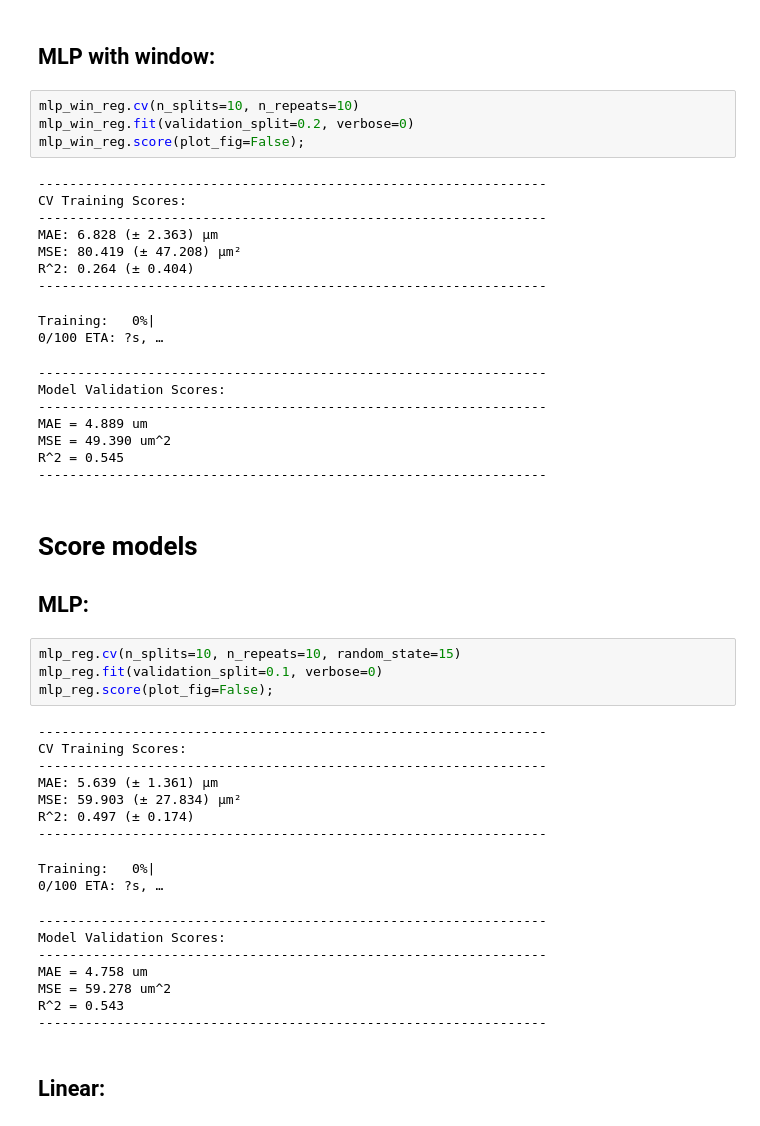
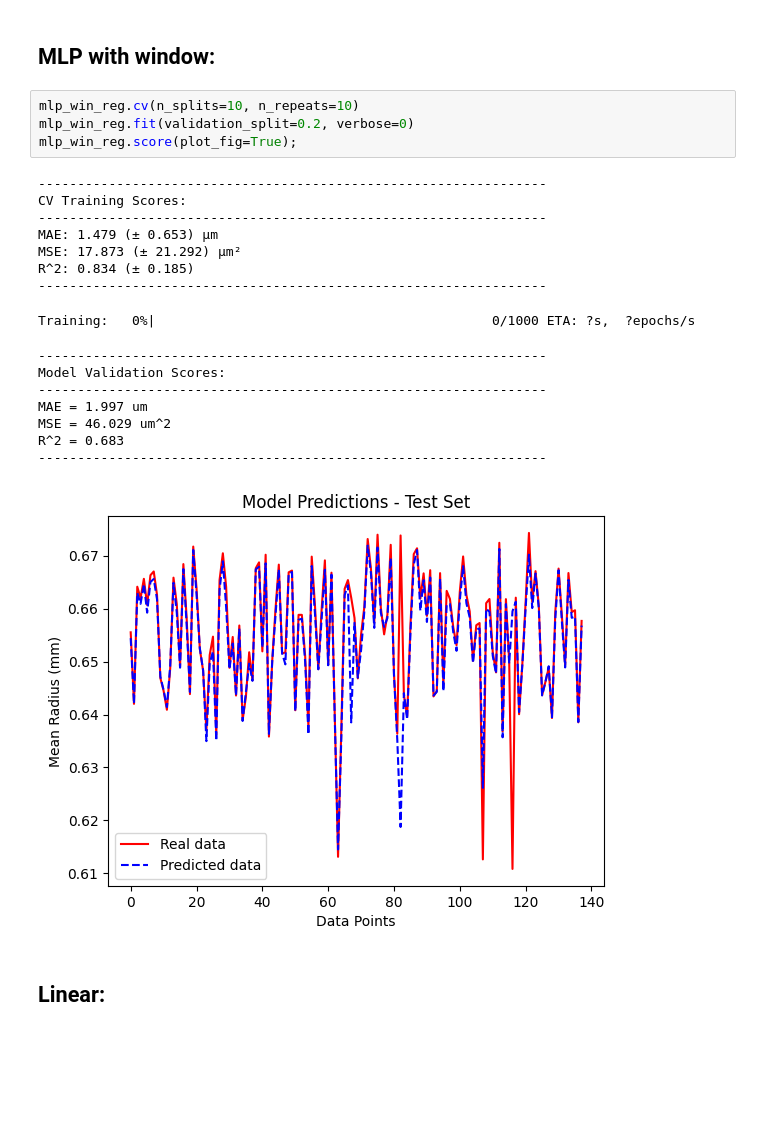
Before and after one commit to TomJessel/PhD-DCB_Grinding, a Jupyter notebook: ml_testing.ipynb, the cells around one changed output. Drawn from its saved outputs; the diff is of its cells as text; blank space fills up the shorter version.

```diff
--- a/ml_testing.ipynb
+++ b/ml_testing.ipynb
@@ -77,46 +101,24 @@ mlp_win_reg = MLP_Win_Model(feature_df=main_df,
 # %%
 mlp_win_reg.cv(n_splits=10, n_repeats=10)
 mlp_win_reg.fit(validation_split=0.2, verbose=0)
-mlp_win_reg.score(plot_fig=False);
+mlp_win_reg.score(plot_fig=True);
 # %% [output]
 -----------------------------------------------------------------
 CV Training Scores:
 -----------------------------------------------------------------
-MAE: 6.828 (± 2.363) µm
-MSE: 80.419 (± 47.208) µm²
-R^2: 0.264 (± 0.404)
+MAE: 1.479 (± 0.653) µm
+MSE: 17.873 (± 21.292) µm²
+R^2: 0.834 (± 0.185)
 -----------------------------------------------------------------
-Training:   0%|                                                                                0/100 ETA: ?s, …
+Training:   0%|                                           0/1000 ETA: ?s,  ?epochs/s
 -----------------------------------------------------------------
 Model Validation Scores:
 -----------------------------------------------------------------
-MAE = 4.889 um
-MSE = 49.390 um^2
-R^2 = 0.545
+MAE = 1.997 um
+MSE = 46.029 um^2
+R^2 = 0.683
 -----------------------------------------------------------------
+[figure, added]
-# %% [markdown]
-# Score models
-## MLP:
-# %%
-mlp_reg.cv(n_splits=10, n_repeats=10, random_state=15)
-mlp_reg.fit(validation_split=0.1, verbose=0)
-mlp_reg.score(plot_fig=False);
-# %% [output]
------------------------------------------------------------------
-CV Training Scores:
------------------------------------------------------------------
-MAE: 5.639 (± 1.361) µm
-MSE: 59.903 (± 27.834) µm²
-R^2: 0.497 (± 0.174)
------------------------------------------------------------------
-Training:   0%|                                                                                0/100 ETA: ?s, …
------------------------------------------------------------------
-Model Validation Scores:
------------------------------------------------------------------
-MAE = 4.758 um
-MSE = 59.278 um^2
-R^2 = 0.543
------------------------------------------------------------------
 # %% [markdown]
 ## Linear:
 # %%
```
Also changed, not shown: parts of 8 cells of this notebook, 1 other file.
